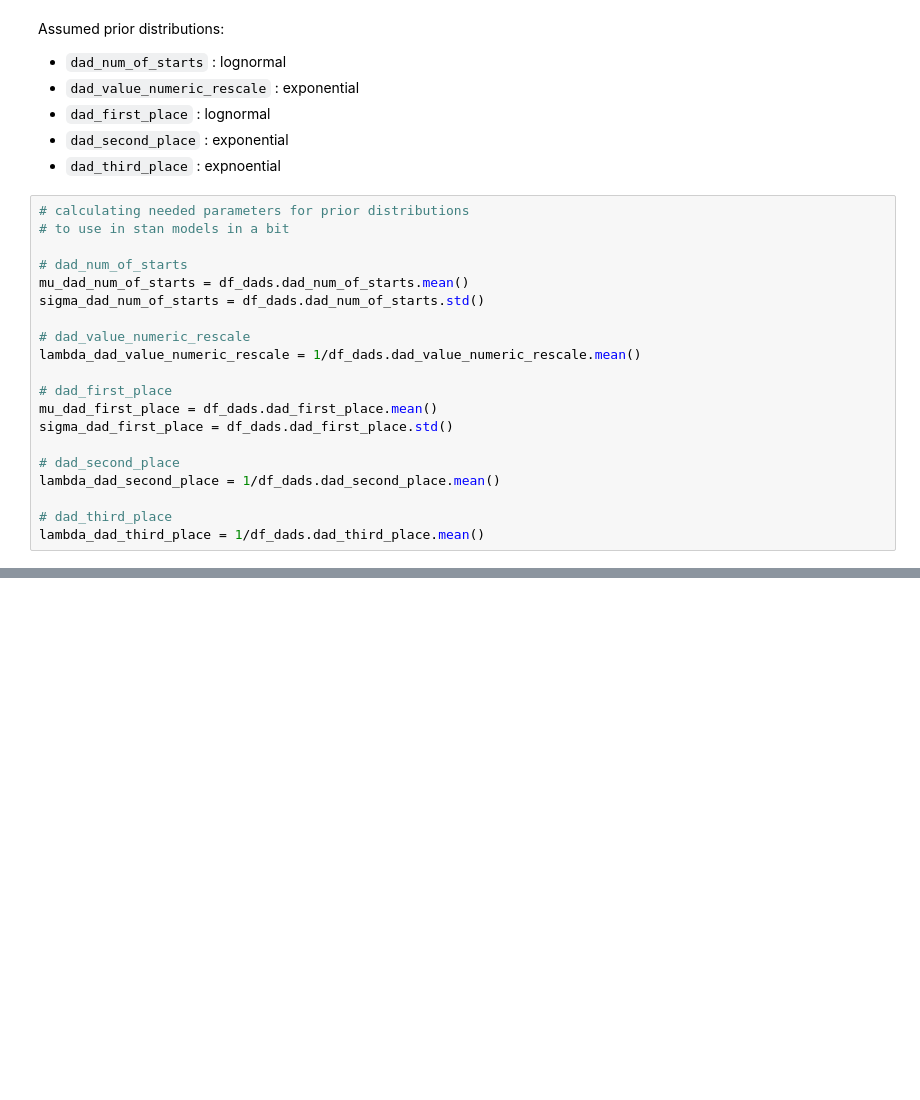
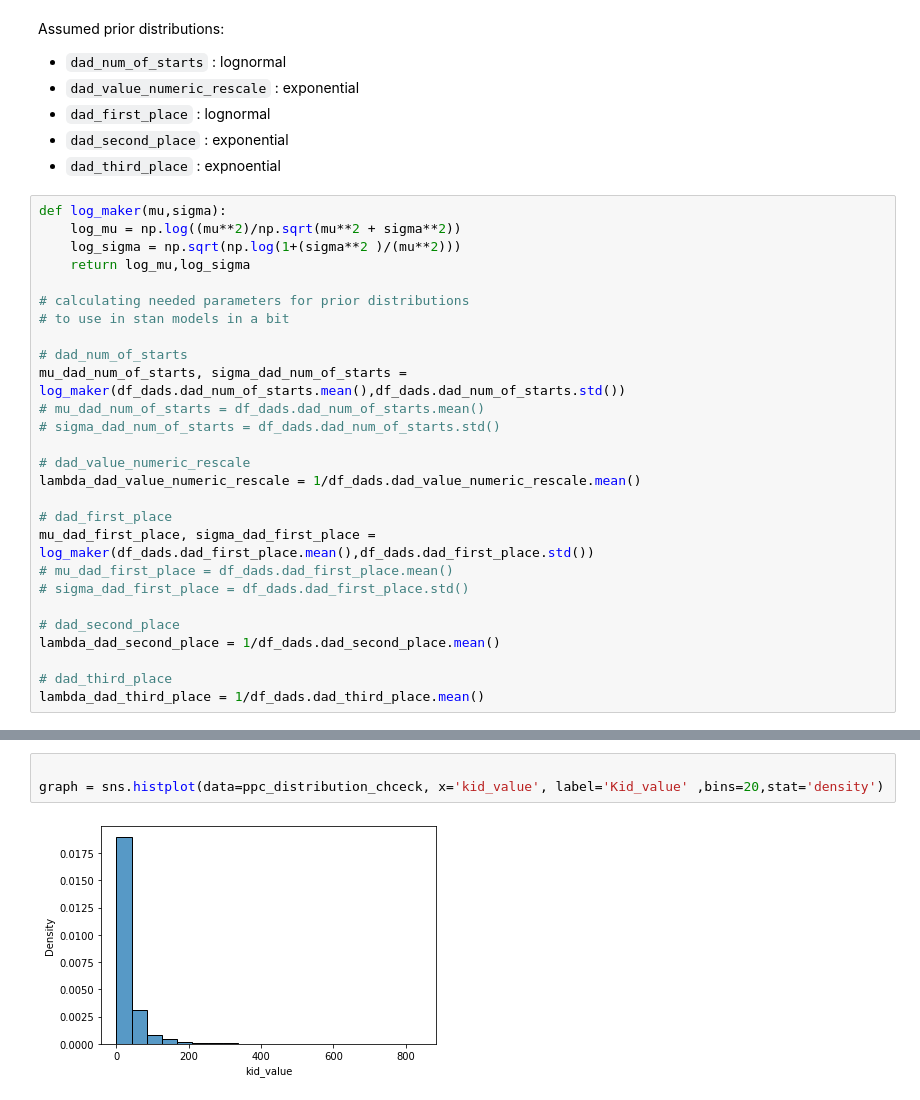
Before and after one commit to Motyleczek/racehorse_bayes, a Jupyter notebook: data_analysis.ipynb, the cells around one changed output, grey strips where cells are left out. Drawn from its saved outputs; the diff is of its cells as text; blank space fills up the shorter version.

```diff
--- a/data_analysis.ipynb
+++ b/data_analysis.ipynb
@@ -111,19 +112,26 @@ Assumed prior distributions:
 - `dad_second_place` : exponential
 - `dad_third_place` : expnoential
 # %%
+def log_maker(mu,sigma):
+    log_mu = np.log((mu**2)/np.sqrt(mu**2 + sigma**2))
+    log_sigma = np.sqrt(np.log(1+(sigma**2 )/(mu**2)))
+    return log_mu,log_sigma
+
 # calculating needed parameters for prior distributions
 # to use in stan models in a bit
 
 # dad_num_of_starts
-mu_dad_num_of_starts = df_dads.dad_num_of_starts.mean()
-sigma_dad_num_of_starts = df_dads.dad_num_of_starts.std()
+mu_dad_num_of_starts, sigma_dad_num_of_starts = log_maker(df_dads.dad_num_of_starts.mean(),df_dads.dad_num_of_starts.std())
+# mu_dad_num_of_starts = df_dads.dad_num_of_starts.mean()
+# sigma_dad_num_of_starts = df_dads.dad_num_of_starts.std()
 
 # dad_value_numeric_rescale
 lambda_dad_value_numeric_rescale = 1/df_dads.dad_value_numeric_rescale.mean()
 
 # dad_first_place
-mu_dad_first_place = df_dads.dad_first_place.mean()
-sigma_dad_first_place = df_dads.dad_first_place.std()
+mu_dad_first_place, sigma_dad_first_place = log_maker(df_dads.dad_first_place.mean(),df_dads.dad_first_place.std())
+# mu_dad_first_place = df_dads.dad_first_place.mean()
+# sigma_dad_first_place = df_dads.dad_first_place.std()
 
 # dad_second_place
 lambda_dad_second_place = 1/df_dads.dad_second_place.mean()
@@ -132,0 +232,5 @@ lambda_dad_third_place = 1/df_dads.dad_third_place.mean()
+# %%
+
+graph = sns.histplot(data=ppc_distribution_chceck, x='kid_value', label='Kid_value' ,bins=20,stat='density')
+# %% [output]
+[figure, added]
```
Also changed, not shown: parts of 10 cells of this notebook, 4 other files.
